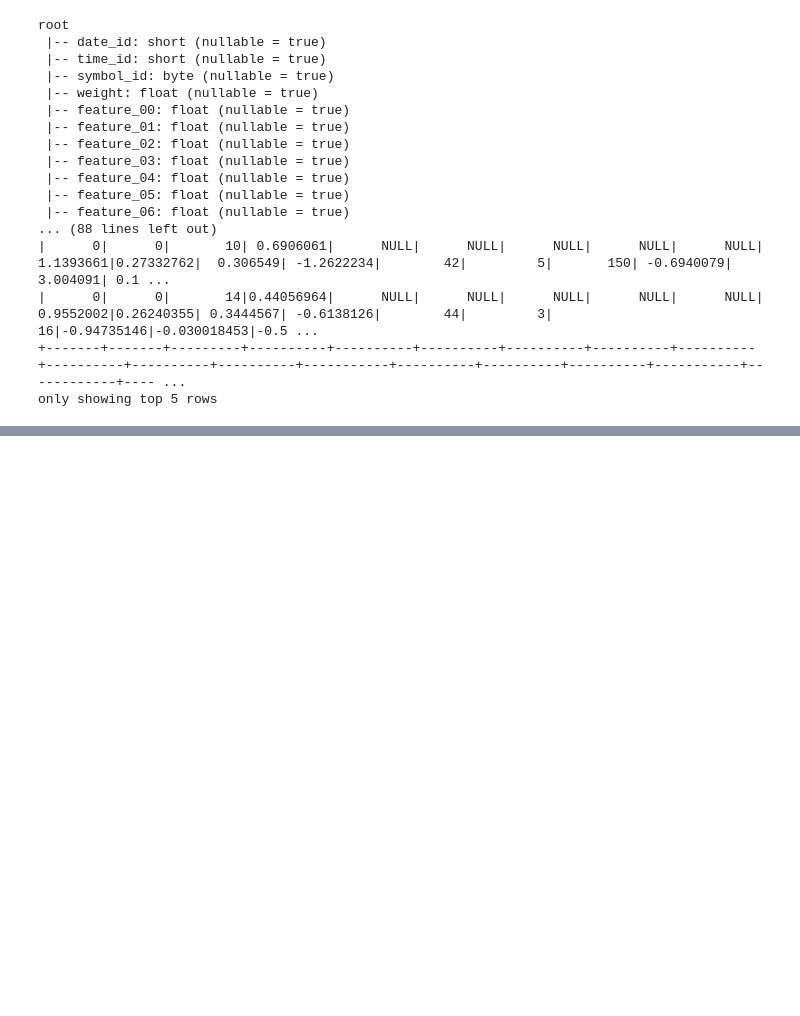
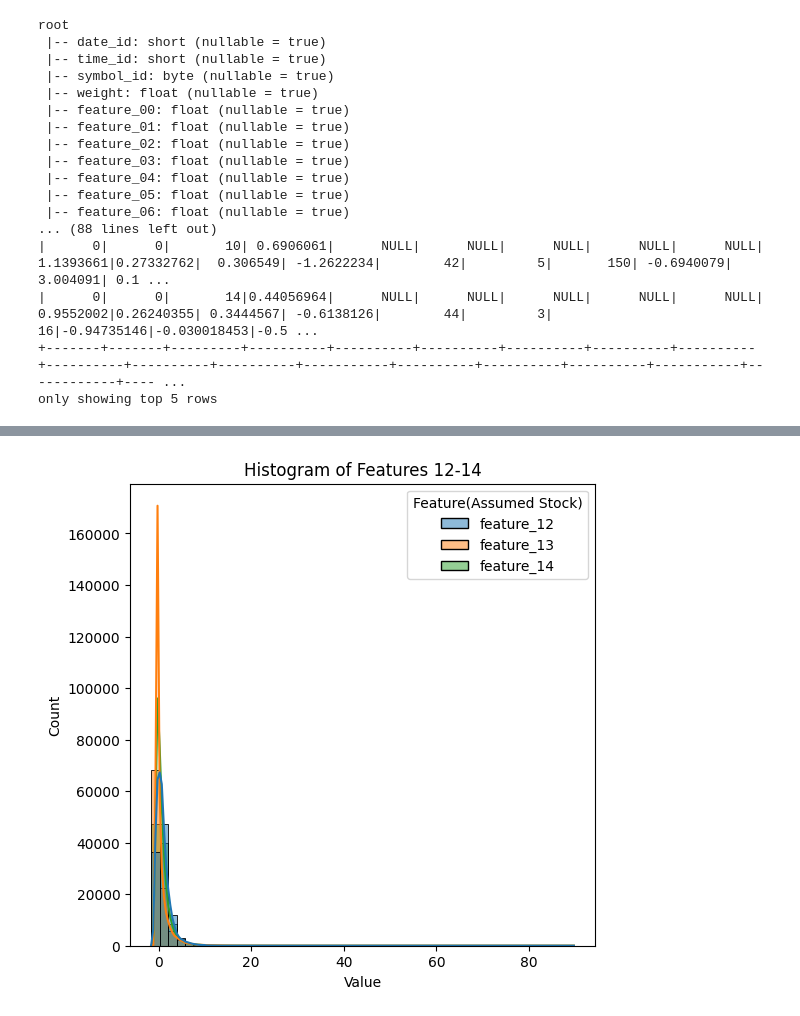
Before and after one commit to nyurashku/IST_718_Big_Data_Analytics_Jane_Street_Kaggle_Competition, a Jupyter notebook: ben_google_collab_test.ipynb, the cells around one changed output, grey strips where cells are left out. Saved outputs shown, nothing was run; the diff lists cells and outputs as text; code cells hidden in the pictures; blank space fills up the shorter version.

```diff
--- a/ben_google_collab_test.ipynb
+++ b/ben_google_collab_test.ipynb
@@ -40,0 +88,12 @@ only showing top 5 rows
+# %%
+df_melted = df1_pandas.melt(value_vars=["feature_12", "feature_13", "feature_14"], var_name="Feature(Assumed Stock)", value_name="Value")
+
+
+plt.figure(figsize=(6, 6))
+sns.histplot(data=df_melted, x="Value", hue="Feature(Assumed Stock)", bins=50, kde=True)
+
+# Add title
+plt.title("Histogram of Features 12-14")
+plt.show()
+# %% [output]
+[figure, added]
```
Also changed, not shown: parts of 5 cells of this notebook.
